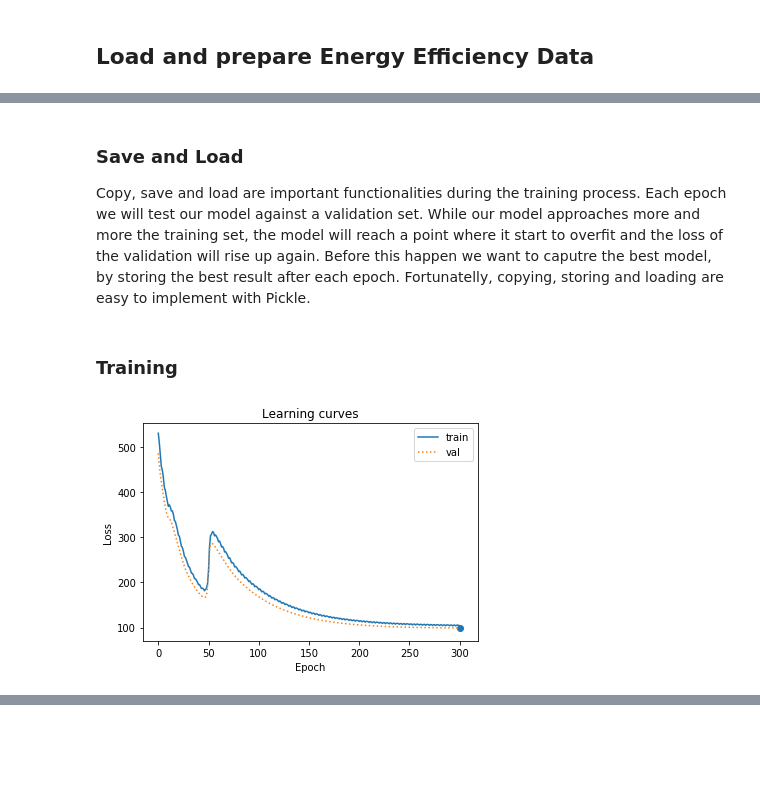
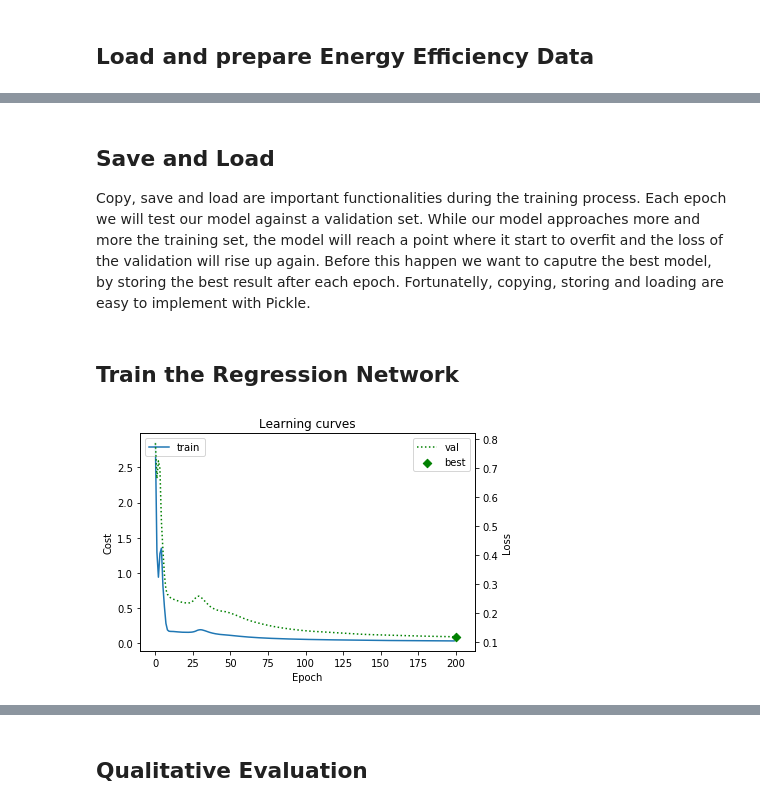
Before and after one commit to bugerry87/fcnn_scratch, a Jupyter notebook: NeuralNetwork.ipynb, the cells around one changed output, grey strips where cells are left out. Drawn from its saved outputs; the diff is of its cells as text; code cells hidden in the pictures; blank space fills up the shorter version.

```diff
--- a/NeuralNetwork.ipynb
+++ b/NeuralNetwork.ipynb
@@ -361,5 +397,5 @@ nn = init_network(1, 1)
 # %% [markdown]
-### Save and Load
+## Save and Load
 
 Copy, save and load are important functionalities during the training process.
 Each epoch we will test our model against a validation set.
@@ -406,56 +458,76 @@ copy(nn, nn.model)
 save(nn.model, "test.pkl")
 load(nn, "test.pkl")
-# %% [markdown]
-### Training
+# %% [markdown]
+## Train the Regression Network
 # %%
 import numpy as np
 #Setup some hyper-parameters
-epochs = 300
-batch_size = 10
+np.random.seed(1) #how about your lucky number?
+epochs = 200
+batch_size = None #None for complete dataset
 lr = 1e-5
-lr_dec = 1e-5
+lr_dec = 1e-10
+
+#reload data
+data, N = unpack_EE_data()
+train, val, train_idx, val_idx = split_data(data, N, 0.75)
+train, mean, var = normalize_data(train, mean=0)
+val, _, _ = normalize_data(val, mean, var)
+data, _, _ = normalize_data(data, mean, var)
 
 #reset the model
-nn = init_network(epochs, batch_size)
+nn = init_EE_network(epochs, batch_size)
 
 def run_training(nn, lr, lr_dec):
     training = []
     validation = []
     epoch = 0
     cost = 0
     best_loss = None
     best_epoch = 0
 
     for Z in nn.train(nn.Out, lr, lr_dec):
         cost += Z / train.shape[0]
         if nn.epoch > epoch:
             loss = 0
             epoch = nn.epoch
 
             for Zv in nn.val(nn.Out):
                 loss += Zv / val.shape[0]
 
             if best_loss is None or loss < best_loss:
                 best_loss = loss
                 best_epoch = epoch
-                copy(nn, nn.model)
+                dump(nn, nn.model)
 
             validation.append(loss)
             training.append(cost)
             cost = 0
     return training, validation, best_epoch, best_loss
 
-training, validation, best_epoch, best_loss = run_training(nn, lr, lr_dec)
-save(nn.model, "checkpoint.pkl")
-ax = plt.figure().subplots(1)
-ax.plot(range(nn.epoch), training, label='train')
-ax.plot(range(nn.epoch), validation, ':', label='val')
-ax.scatter(best_epoch, best_loss)
-ax.set_xlabel("Epoch")
-ax.set_ylabel("Loss")
-plt.title("Learning curves")
-plt.legend()
-plt.show()
-print("Best Epoch:", best_epoch, "with a Loss of:", best_loss)
+def train_n_plot(nn, lr, lr_dec, checkpoint=None):
+    training, validation, best_epoch, best_loss = run_training(nn, lr, lr_dec)
+    if checkpoint:
+        save(nn.model, checkpoint)
+    ax_l = plt.figure().subplots(1)
+    ax_l.plot(range(nn.epoch), training, label='train')
+    ax_l.set_xlabel("Epoch")
+    ax_l.set_ylabel("Cost")
+
+    ax_r = ax_l.twinx()
+    ax_r.plot(range(nn.epoch), validation, 'g:', label='val')
+    ax_r.scatter(best_epoch, best_loss, color='g', marker='D', zorder=3, label='best')
+    ax_r.set_ylabel("Loss")
+
+    ax_l.legend(loc=2)
+    ax_r.legend()
+
+    plt.title("Learning curves")
+    plt.show()
+    print("Best Epoch:", best_epoch, "with a Loss of:", best_loss)
+    pass
+
+#test
+train_n_plot(nn, lr, lr_dec, "checkpointEE.pkl")
 # %% [output]
-[figure, old version]
+[figure, new version]
@@ -463 +535,3 @@ Best Epoch: 300 with a Loss of: 99.05628184686947
+# %% [markdown]
+## Qualitative Evaluation
 # %%
```
Also changed, not shown: parts of 20 cells of this notebook.
